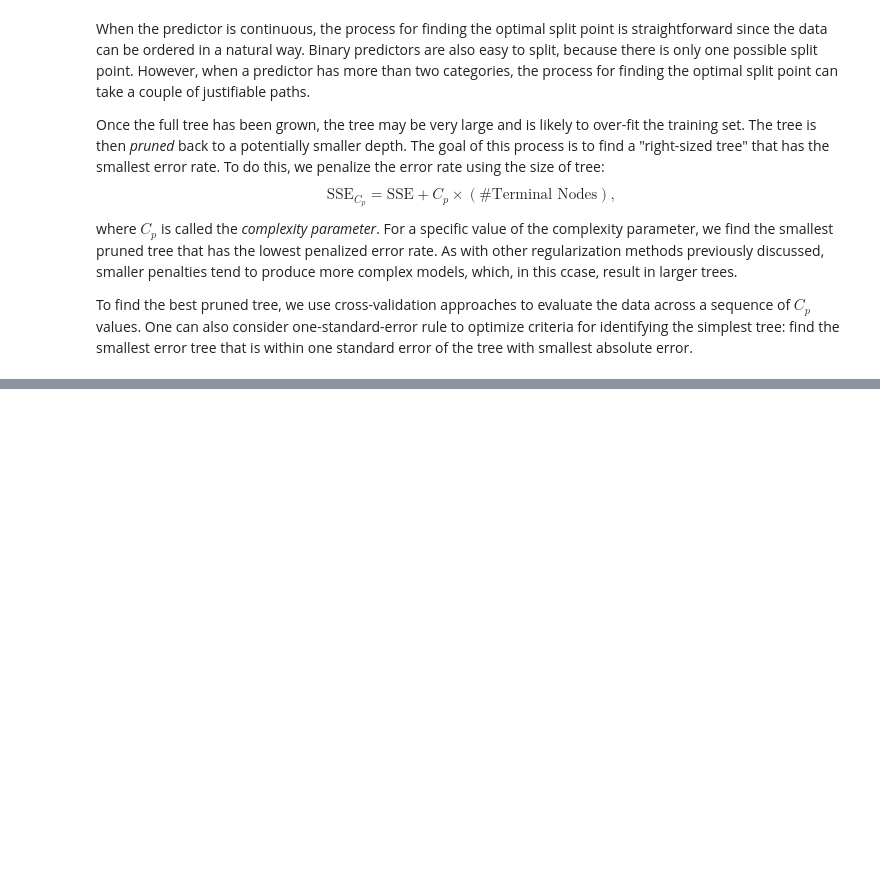
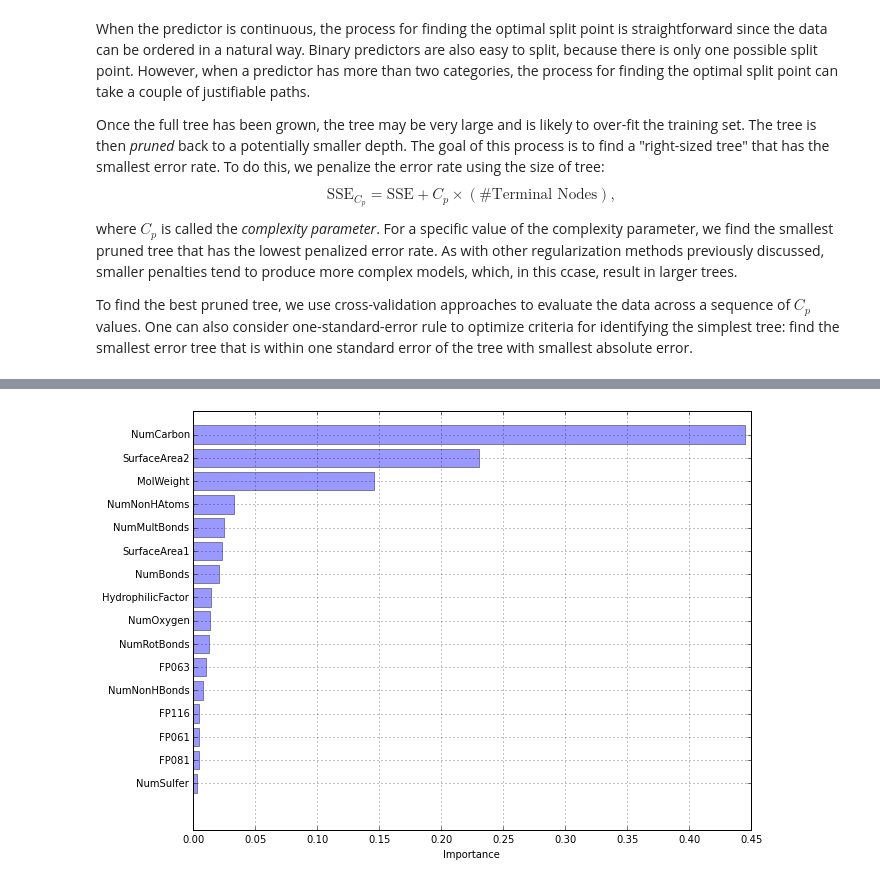
Before and after one commit to LeiG/Applied-Predictive-Modeling-with-Python, a Jupyter notebook: notebooks/Chapter 8.ipynb, the cells around one changed output, grey strips where cells are left out. Saved outputs shown, nothing was run; the diff lists cells and outputs as text; code cells hidden in the pictures; blank space fills up the shorter version.

```diff
--- a/notebooks/Chapter 8.ipynb
+++ b/notebooks/Chapter 8.ipynb
@@ -193,0 +210,19 @@ gs_treg.grid_scores_
+# %%
+# the important values for the 16 predictors
+treg_best = DecisionTreeRegressor(min_samples_split=53)
+treg_best.fit(trainX.values, trainY.values[:, 0])
+
+def viz_importance(scores, num_predictors = 16, predictor_names = trainX.columns):
+    '''Visualize the relative importance of predictors.'''
+    idx = np.argsort(scores)[-num_predictors:]
+    names = predictor_names[idx]
+    importances = scores[idx]
+
+    y_pos = np.arange(num_predictors)
+    plt.barh(y_pos, importances, align='center', alpha=0.4)
+    plt.yticks(y_pos, names)
+    plt.xlabel('Importance')
+
+viz_importance(treg_best.feature_importances_)
+# %% [output]
+[figure, added]
```
Also changed, not shown: parts of 17 cells of this notebook, 1 other file.
